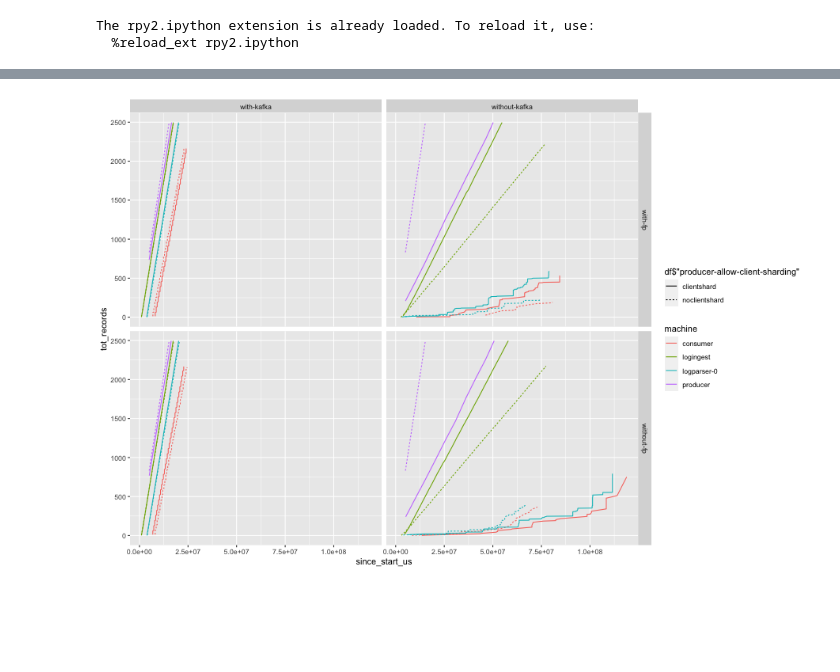
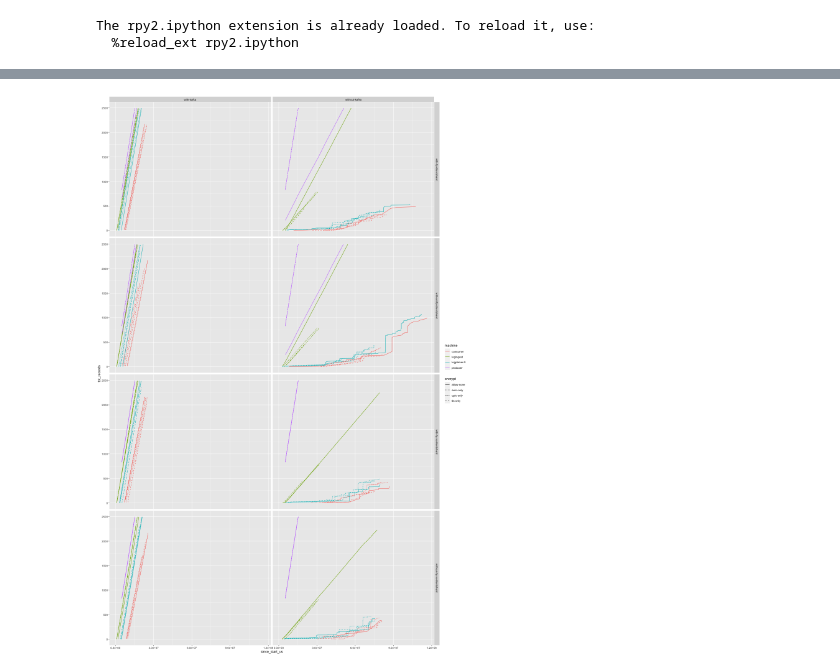
Before and after one commit to akshayknarayan/burrito, a Jupyter notebook: scripts/elk-app/elk.ipynb, the cells around one changed output, grey strips where cells are left out. Cells and saved outputs as stored; diff of their text form; code cells hidden in the pictures; blank space fills up the shorter version.

```diff
--- a/scripts/elk-app/elk.ipynb
+++ b/scripts/elk-app/elk.ipynb
@@ -33,7 +33,7 @@ The rpy2.ipython extension is already loaded. To reload it, use:
   %reload_ext rpy2.ipython
 # %%
 rootdir = "/Users/akshay/research/burrito"
-outdirs = ["attempt-2023-09-14"]
+outdirs = ["elk-2023-09-14-10732e1"]
 # %%
 def read_toml(cfg):
     c = toml.load(cfg)
@@ -231,10 +201,10 @@ df
 # %%
-%%R -i df -w 900 -h 600
+%%R -i df -w 1200 -h 1800
 
 library(ggplot2)
 
-ggplot(df, aes(x=since_start_us, y=tot_records, colour=machine, linetype=df$"producer-allow-client-sharding")) +
+ggplot(df, aes(x=since_start_us, y=tot_records, colour=machine, linetype=encrypt)) +
     geom_line() +
-    facet_grid(df$"local-fastpath" ~ df$"pubsub-kafka")
+    facet_grid(interaction(df$"local-fastpath",df$"producer-allow-client-sharding") ~ df$"pubsub-kafka")
 # %% [output]
-[figure, old version]
+[figure, new version]
```
Also changed, not shown: parts of 3 cells of this notebook, 1 other file.
